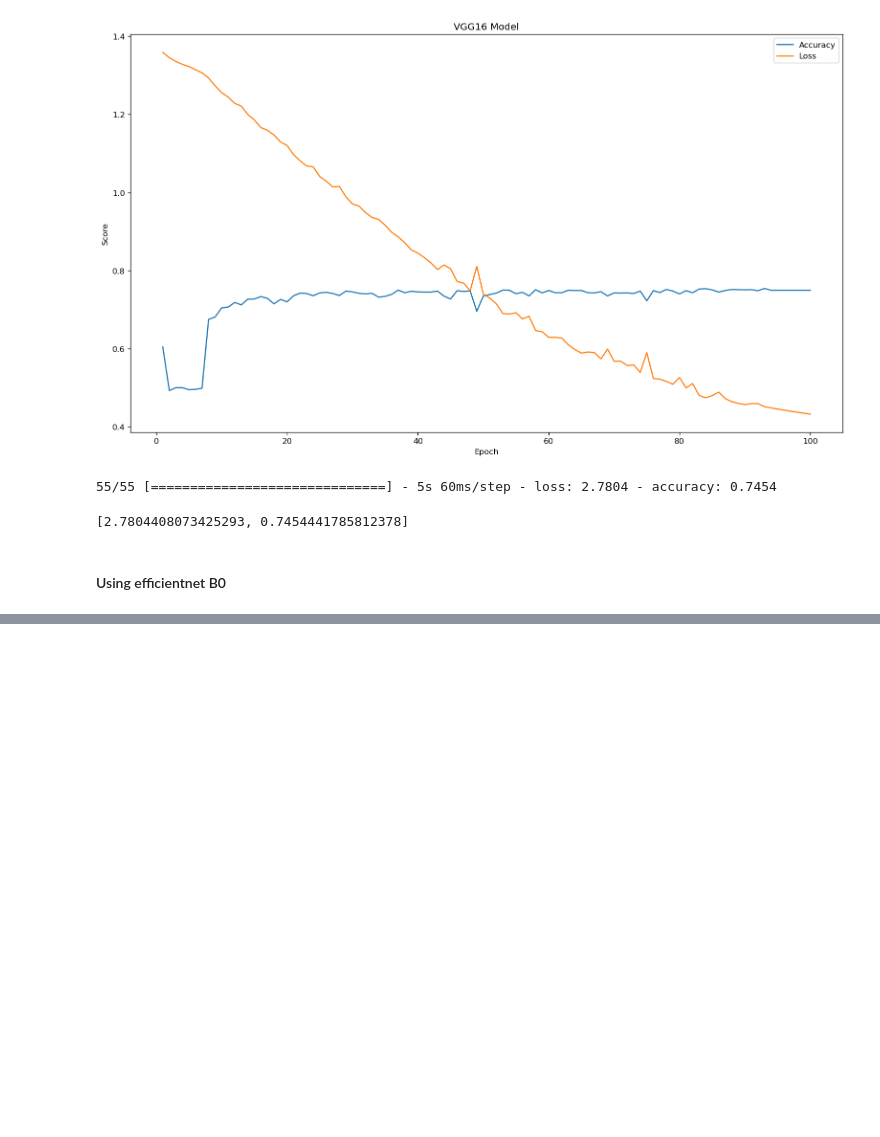
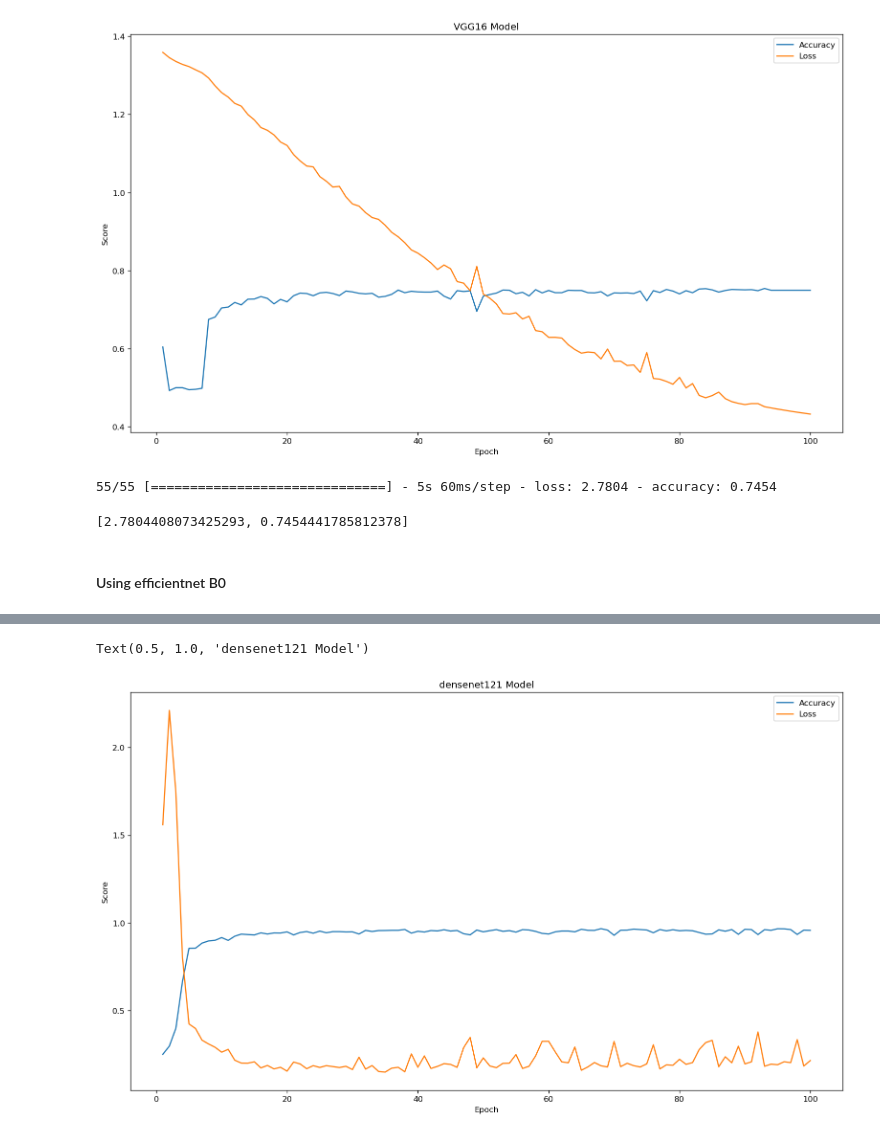
Before and after one commit to wesley0628/Brain_MRI_Image_Analysis, a Jupyter notebook: Brain_tumor_detection.ipynb, the cells around one changed output, grey strips where cells are left out. Saved outputs shown, nothing was run; the diff lists cells and outputs as text; code cells hidden in the pictures; blank space fills up the shorter version.

```diff
--- a/Brain_tumor_detection.ipynb
+++ b/Brain_tumor_detection.ipynb
@@ -425,0 +499,7 @@ model_efficientnetB0.evaluate(test_df)
+# %%
+model_densenet121_path = "model_densenet121.hdf5"
+model_densenet121 = densenet()
+model_densenet121.compile(optimizer=tf.keras.optimizers.Adam(learning_rate=0.00001),
+                    loss='categorical_crossentropy',
+                    metrics=['accuracy'])
+model_densenet121.summary()
@@ -425,0 +527,6 @@ model_efficientnetB0.evaluate(test_df)
+# %%
+model_densenet121_history = model_densenet121.fit(train_df,
+                                      verbose=1,
+                                      epochs=epochs,
+                                      validation_data=validation_df,
+                                      callbacks=save_model(model_densenet121_path))
@@ -425,0 +551,11 @@ model_efficientnetB0.evaluate(test_df)
+# %%
+densenet121_result = pd.DataFrame({"Accuracy": model_densenet121_history.history["val_accuracy"],
+                             "Loss": model_densenet121_history.history["val_loss"]}, index=epoch_index)
+densenet121_result.to_csv("densenet121_result.csv")
+ax_densenet121 = densenet121_result.plot.line(figsize=(16, 9))
+ax_densenet121.set_xlabel("Epoch")
+ax_densenet121.set_ylabel("Score")
+ax_densenet121.set_title("densenet121 Model")
+# %% [output]
+Text(0.5, 1.0, 'densenet121 Model')
+[figure, added]
```
Also changed, not shown: parts of 19 cells of this notebook.
